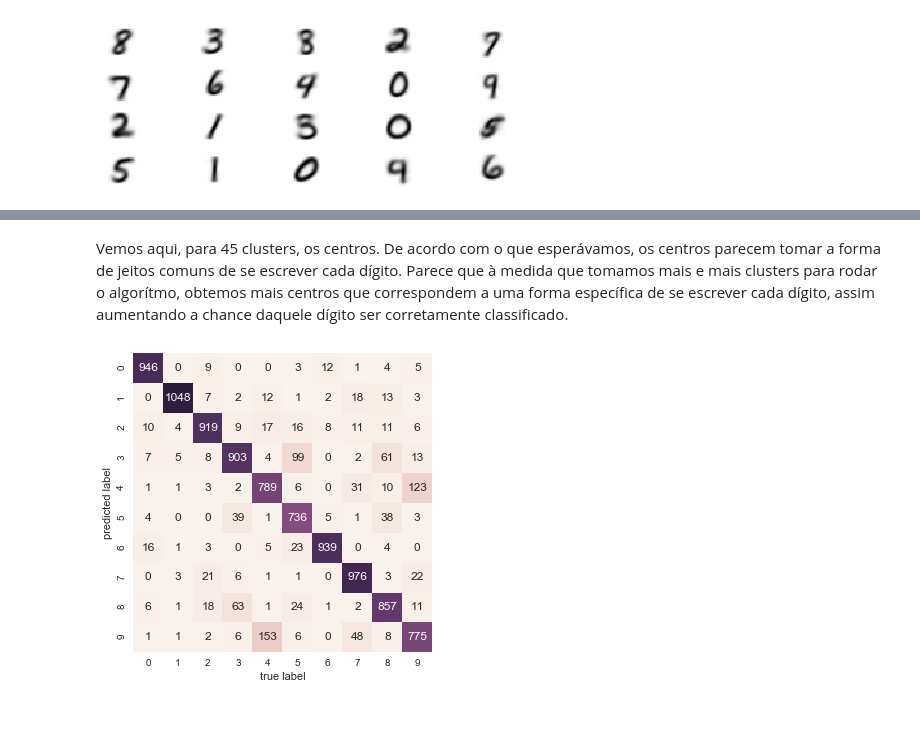
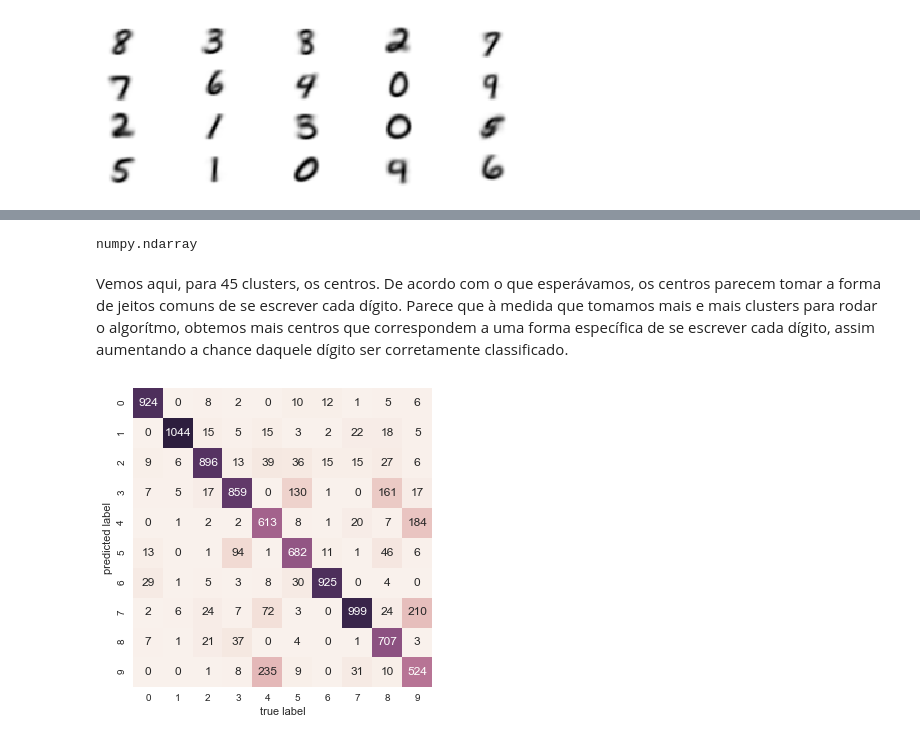
Before and after one commit to slimkaki/CD_cluster, a Jupyter notebook: Nova_final.ipynb, the cells around one changed output, grey strips where cells are left out. Saved outputs shown, nothing was run; the diff lists cells and outputs as text; code cells hidden in the pictures.

```diff
--- a/Nova_final.ipynb
+++ b/Nova_final.ipynb
@@ -258,3 +262,7 @@ for axi, center in zip(ax.flat, centers):
+# %%
+type(centers)
+# %% [output]
+numpy.ndarray
 # %% [markdown]
 
 Vemos aqui, para 45 clusters, os centros. De acordo com o que esperávamos, os
@@ -263,16 +271,23 @@ Parece que à medida que tomamos mais e mais clusters para rodar o algorítmo,
 obtemos mais centros que correspondem a uma forma específica de se escrever
 cada dígito, assim aumentando a chance daquele dígito ser corretamente classificado.
 # %%
+gt=[]
+clus_nome=[]
+cont=0
+while cont<len(digits_val):
+    gt.append(digits_val[cont][0])
+    clus_nome.append(nomes[clus[cont+50000]])
+    cont=cont+1
 nomes=np.arange(0,n)
 cont=0
 while cont<len(nomes):
     nomes[cont]=acha_nome(cont)
     cont=cont+1
 mat = confusion_matrix(gt, clus_nome)
 sns.heatmap(mat.T, square=True, annot=True, fmt='d', cbar=False,
             xticklabels=np.arange(0,10),
             yticklabels=np.arange(0,10))
 plt.xlabel('true label')
 plt.ylabel('predicted label');
 # %% [output]
-[figure, old version]
+[figure, new version]
```
Also changed, not shown: parts of 11 cells of this notebook.
